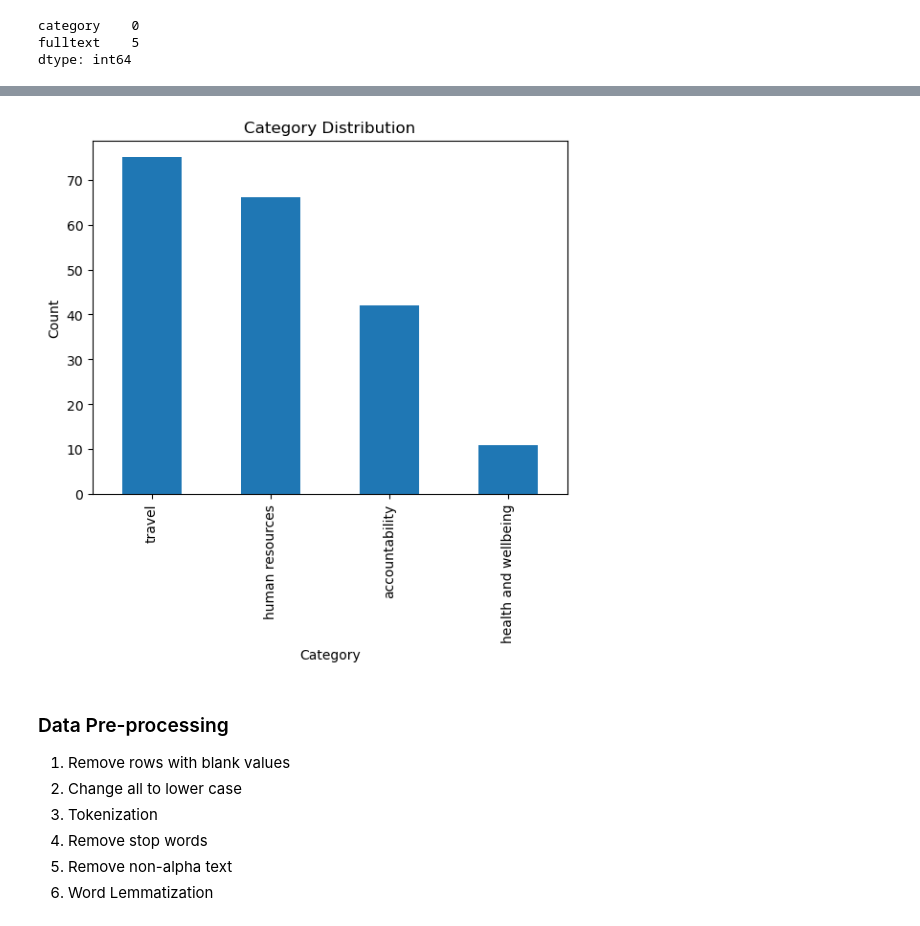
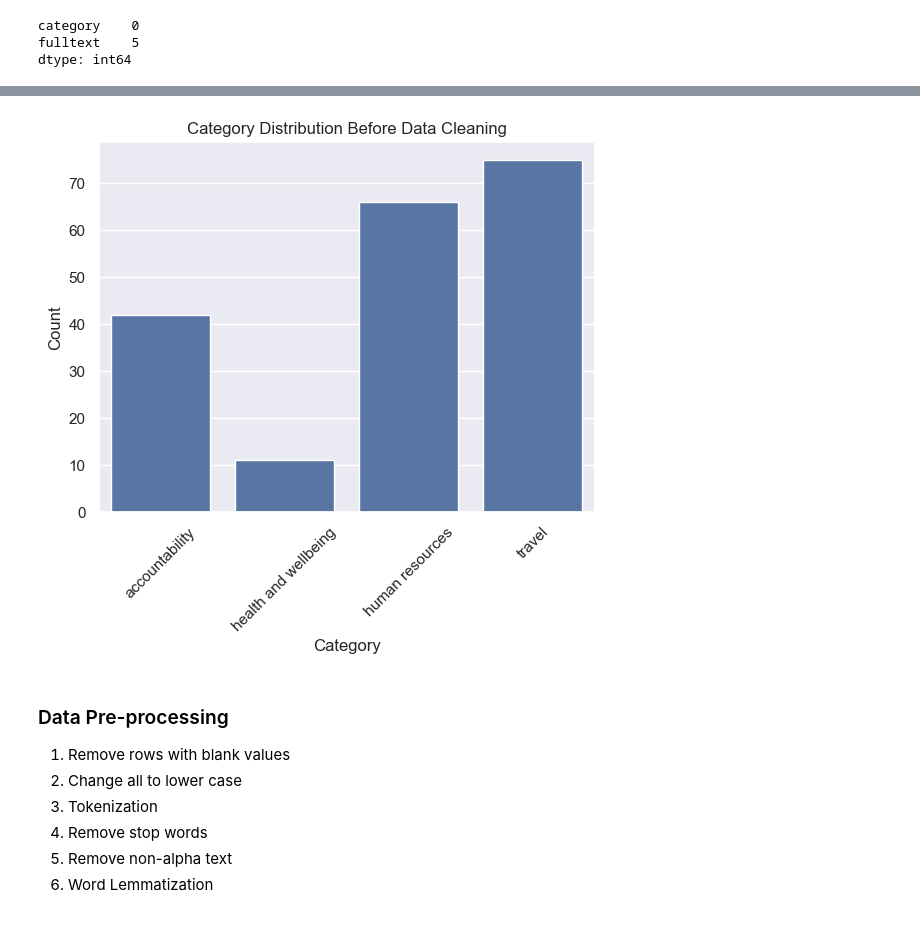
Before and after one commit to cdungca/document-classifier, a Jupyter notebook: main.ipynb, the cells around one changed output, grey strips where cells are left out. Saved outputs shown, nothing was run; the diff lists cells and outputs as text; code cells hidden in the pictures.

```diff
--- a/main.ipynb
+++ b/main.ipynb
@@ -96,12 +102,15 @@ plt.show()
 # %%
-# category distribution
-Corpus['category'].value_counts().plot(kind='bar')
+# create catgory distribution using seaborn
+sns.set(style="darkgrid")
+sns.countplot(x='category', data=Corpus)
 plt.xlabel('Category')
+# rotate the xlabel
+plt.xticks(rotation=45)
 plt.ylabel('Count')
-plt.title('Category Distribution')
+plt.title('Category Distribution Before Data Cleaning')
 plt.show()
 # %% [output]
-[figure, old version]
+[figure, new version]
 # %% [markdown]
 ### Data Pre-processing
 
```
Also changed, not shown: parts of 41 cells of this notebook, 7 other files.
